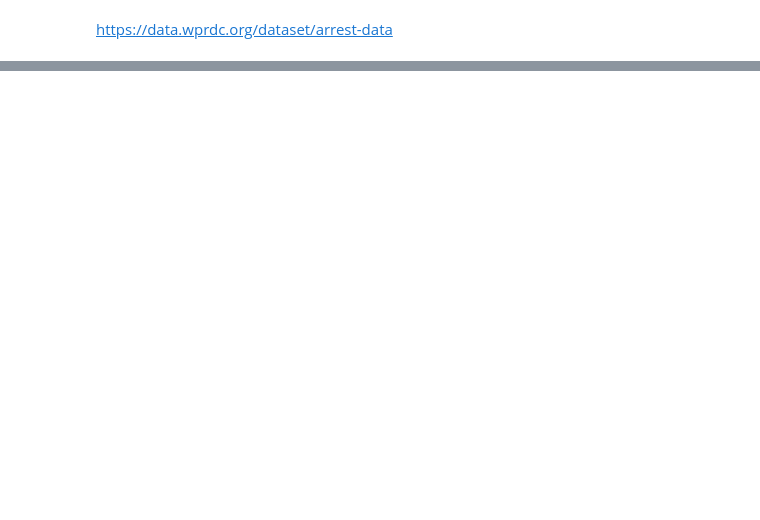
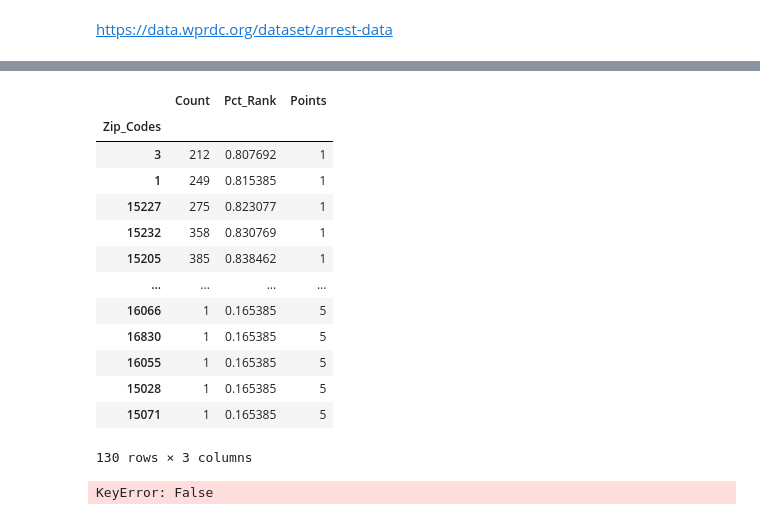
Before and after one commit to GrayCleric4/Final-Project, a Jupyter notebook: Gray'sData.ipynb, the cells around one changed output, grey strips where cells are left out. Drawn from its saved outputs; the diff is of its cells as text; code cells hidden in the pictures; blank space fills up the shorter version.

```diff
--- a/Gray'sData.ipynb
+++ b/Gray'sData.ipynb
@@ -63,0 +65,3 @@ zipcodeCounts.plot.barh(rot = 4)
+# %%
+zipcodeCounts['pct_rank'] = zipcodeCounts.rank(pct = True)
+print(zipcodeCounts)
@@ -63,0 +83,33 @@ zipcodeCounts.plot.barh(rot = 4)
+# %%
+condition = [
+    (zipcodeCounts['pct_rank'] <= .2),
+    (zipcodeCounts['pct_rank'] > .2) & (zipcodeCounts['pct_rank'] <= .4),
+    (zipcodeCounts['pct_rank'] > .4) & (zipcodeCounts['pct_rank'] <= .6),
+    (zipcodeCounts['pct_rank'] > .6) & (zipcodeCounts['pct_rank'] <= .8),
+    (zipcodeCounts['pct_rank'] > .8)]
+
+points = ['5', '4', '3', '2', '1']
+zipcodeCounts['Points'] = np.select(condition, points)
+zipcodeCounts.sort_values(by=['Points', 'ZipCodes'],inplace=True)
+zipcodeCounts.index.name = "Zip_Codes"
+zipcodeCounts.columns = ['Count', 'Pct_Rank', 'Points']
+zipcodeCounts.head(130)
+# %% [output]
+|  | Count | Pct_Rank | Points |
+| Zip_Codes |  |  |  |
+| 3 | 212 | 0.807692 | 1 |
+| 1 | 249 | 0.815385 | 1 |
+| 15227 | 275 | 0.823077 | 1 |
+| 15232 | 358 | 0.830769 | 1 |
+| 15205 | 385 | 0.838462 | 1 |
+| ... | ... | ... | ... |
+| 16066 | 1 | 0.165385 | 5 |
+| 16830 | 1 | 0.165385 | 5 |
+| 16055 | 1 | 0.165385 | 5 |
+| 15028 | 1 | 0.165385 | 5 |
+| 15071 | 1 | 0.165385 | 5 |
+130 rows × 3 columns
+# %%
+bestZips = zipcodeCounts.groupby(['Points'] == '1')
+# %% [output]
+KeyError: False
```
Also changed, not shown: parts of 5 cells of this notebook.
